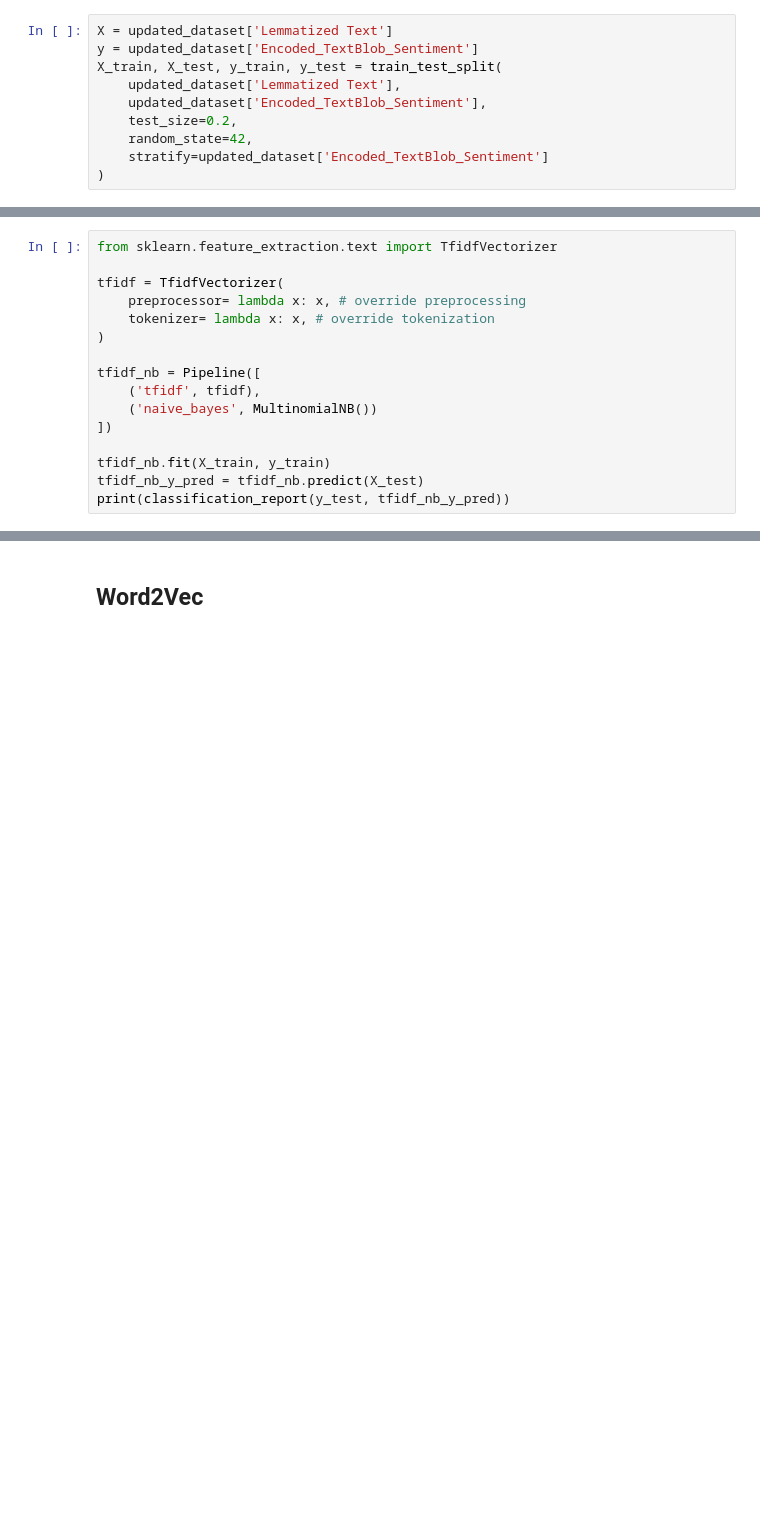
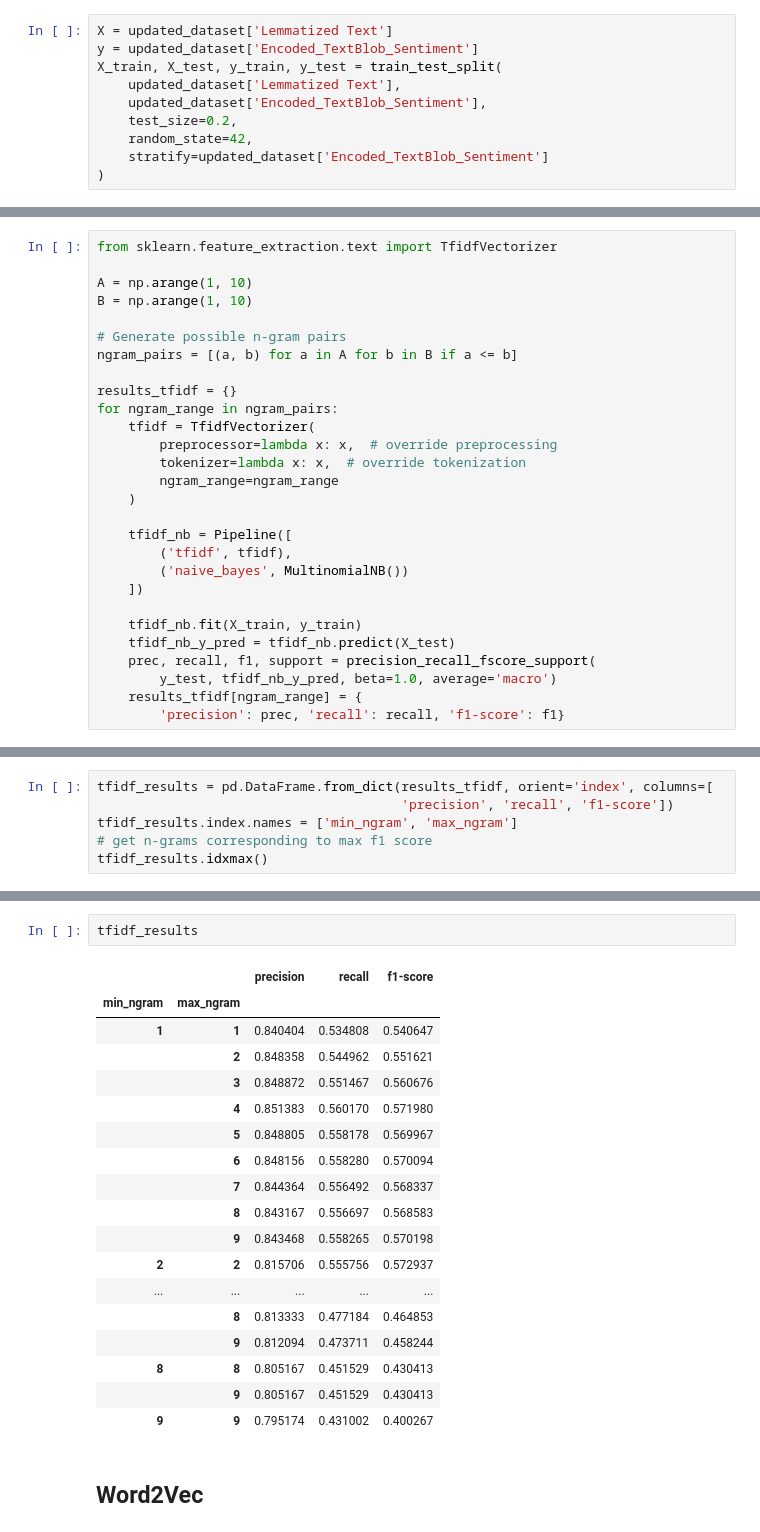
Before and after one commit to psychoanalyzing-twitter/sentiment-analysis, a Jupyter notebook: cw-1.ipynb, the cells around one changed output, grey strips where cells are left out. Saved outputs shown, nothing was run; the diff lists cells and outputs as text; blank space fills up the shorter version.

```diff
--- a/cw-1.ipynb
+++ b/cw-1.ipynb
@@ -663,16 +664,28 @@ weighted avg       0.77      0.75      0.74      1080
 # %%
 from sklearn.feature_extraction.text import TfidfVectorizer
 
-tfidf = TfidfVectorizer(
-    preprocessor= lambda x: x, # override preprocessing
-    tokenizer= lambda x: x, # override tokenization
-)
+A = np.arange(1, 10)
+B = np.arange(1, 10)
 
-tfidf_nb = Pipeline([
-    ('tfidf', tfidf),
-    ('naive_bayes', MultinomialNB())
-])
+# Generate possible n-gram pairs
+ngram_pairs = [(a, b) for a in A for b in B if a <= b]
 
-tfidf_nb.fit(X_train, y_train)
-tfidf_nb_y_pred = tfidf_nb.predict(X_test)
-print(classification_report(y_test, tfidf_nb_y_pred))
+results_tfidf = {}
+for ngram_range in ngram_pairs:
+    tfidf = TfidfVectorizer(
+        preprocessor=lambda x: x,  # override preprocessing
+        tokenizer=lambda x: x,  # override tokenization
+        ngram_range=ngram_range
+    )
+
+    tfidf_nb = Pipeline([
+        ('tfidf', tfidf),
+        ('naive_bayes', MultinomialNB())
+    ])
+
+    tfidf_nb.fit(X_train, y_train)
+    tfidf_nb_y_pred = tfidf_nb.predict(X_test)
+    prec, recall, f1, support = precision_recall_fscore_support(
+        y_test, tfidf_nb_y_pred, beta=1.0, average='macro')
+    results_tfidf[ngram_range] = {
+        'precision': prec, 'recall': recall, 'f1-score': f1}
@@ -690,0 +692,6 @@ weighted avg       0.77      0.71      0.68      1080
+# %%
+tfidf_results = pd.DataFrame.from_dict(results_tfidf, orient='index', columns=[
+                                       'precision', 'recall', 'f1-score'])
+tfidf_results.index.names = ['min_ngram', 'max_ngram']
+# get n-grams corresponding to max f1 score
+tfidf_results.idxmax()
@@ -691,3 +703,24 @@ weighted avg       0.77      0.71      0.68      1080
+# %%
+tfidf_results
+# %% [output]
+|  |  | precision | recall | f1-score |
+| min_ngram | max_ngram |  |  |  |
+| 1 | 1 | 0.840404 | 0.534808 | 0.540647 |
+|  | 2 | 0.848358 | 0.544962 | 0.551621 |
+|  | 3 | 0.848872 | 0.551467 | 0.560676 |
+|  | 4 | 0.851383 | 0.560170 | 0.571980 |
+|  | 5 | 0.848805 | 0.558178 | 0.569967 |
+|  | 6 | 0.848156 | 0.558280 | 0.570094 |
+|  | 7 | 0.844364 | 0.556492 | 0.568337 |
+|  | 8 | 0.843167 | 0.556697 | 0.568583 |
+|  | 9 | 0.843468 | 0.558265 | 0.570198 |
+| 2 | 2 | 0.815706 | 0.555756 | 0.572937 |
+| ... | ... | ... | ... | ... |
+|  | 8 | 0.813333 | 0.477184 | 0.464853 |
+|  | 9 | 0.812094 | 0.473711 | 0.458244 |
+| 8 | 8 | 0.805167 | 0.451529 | 0.430413 |
+|  | 9 | 0.805167 | 0.451529 | 0.430413 |
+| 9 | 9 | 0.795174 | 0.431002 | 0.400267 |
 # %% [markdown]
 ## Word2Vec
 # %%
```
Also changed, not shown: parts of 70 cells of this notebook.
